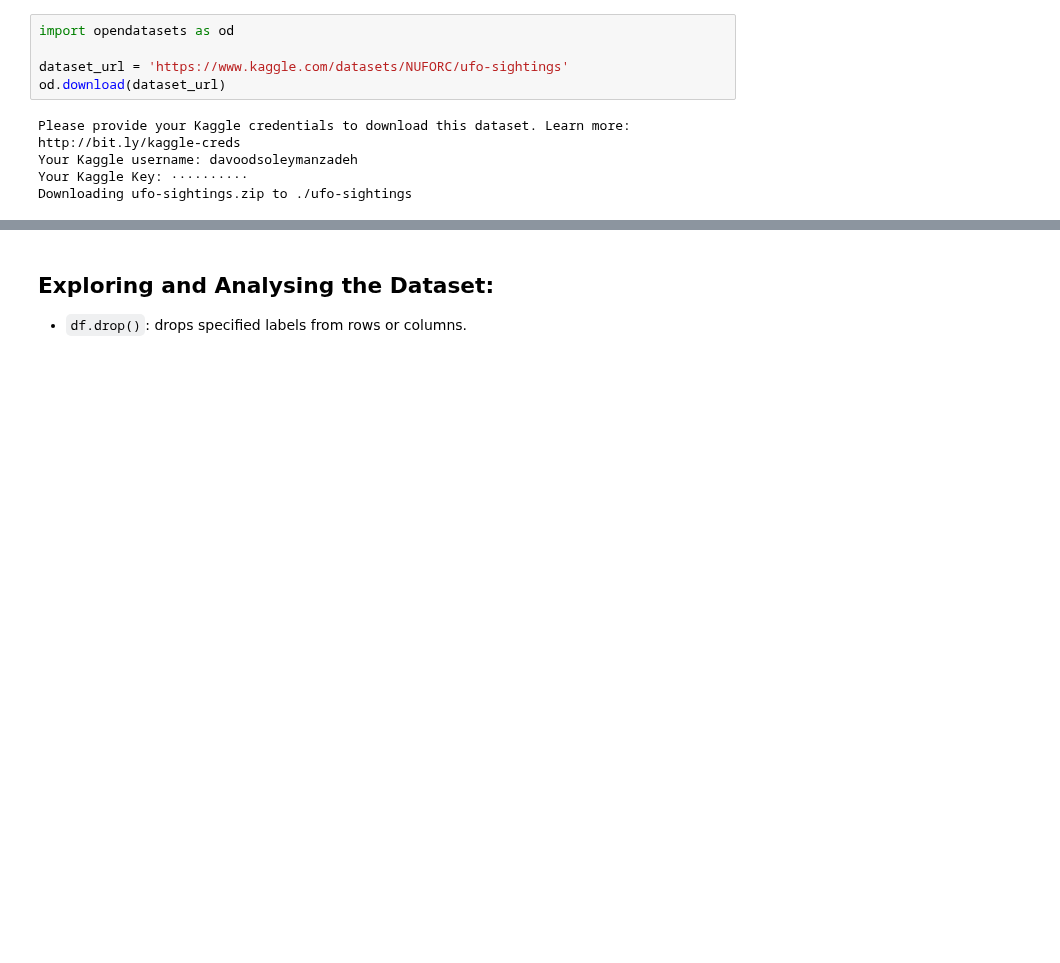
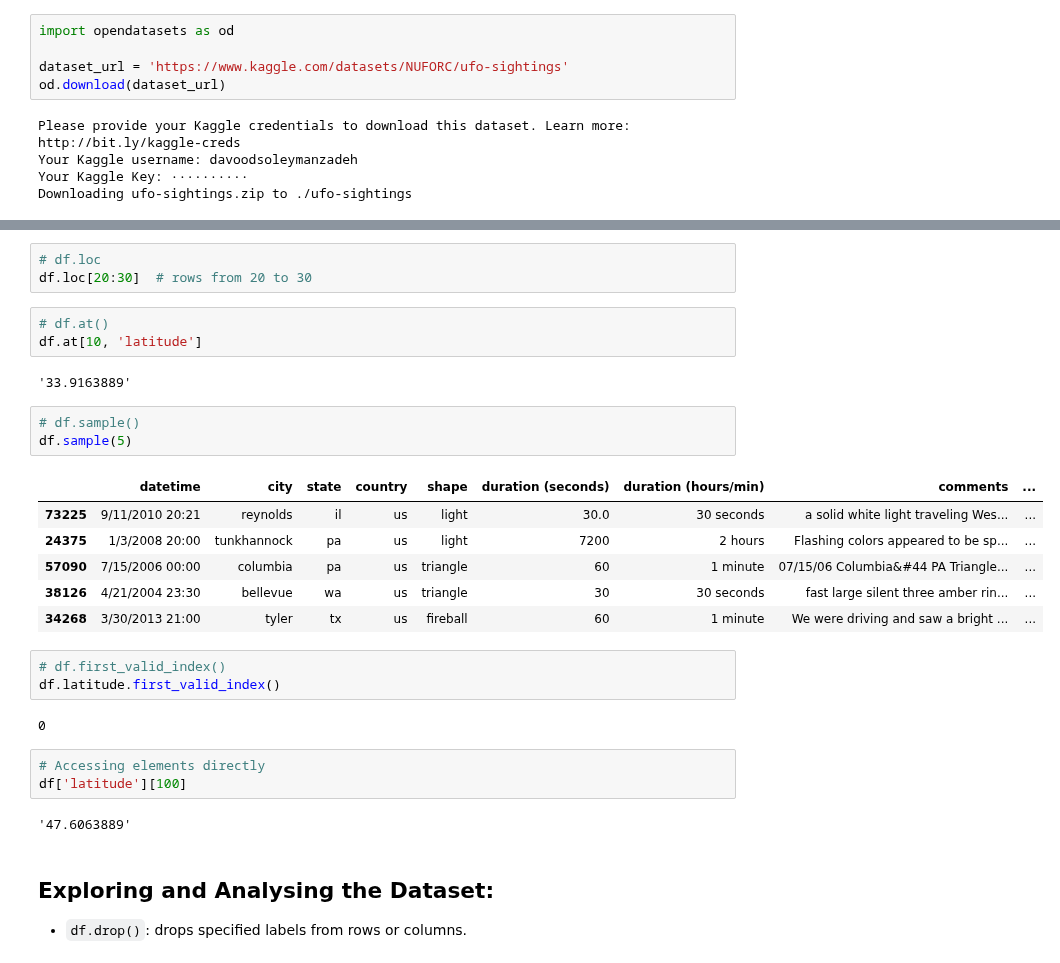
Before and after one commit to DavoodSZ1993/Python_Tutorial, a Jupyter notebook: pandas_tutorial.ipynb, the cells around one changed output, grey strips where cells are left out. Saved outputs shown, nothing was run; the diff lists cells and outputs as text; blank space fills up the shorter version.

```diff
--- a/pandas_tutorial.ipynb
+++ b/pandas_tutorial.ipynb
@@ -94,3 +115,31 @@ memory usage: 6.7+ MB
+# %%
+# df.loc
+df.loc[20:30]  # rows from 20 to 30
+# %%
+# df.at()
+df.at[10, 'latitude']
+# %% [output]
+'33.9163889'
+# %%
+# df.sample()
+df.sample(5)
+# %% [output]
+|  | datetime | city | state | country | shape | duration (seconds) | duration (hours/min) | comments | ... |
+| 73225 | 9/11/2010 20:21 | reynolds | il | us | light | 30.0 | 30 seconds | a solid white light traveling Wes... | ... |
+| 24375 | 1/3/2008 20:00 | tunkhannock | pa | us | light | 7200 | 2 hours | Flashing colors appeared to be sp... | ... |
+| 57090 | 7/15/2006 00:00 | columbia | pa | us | triangle | 60 | 1 minute | 07/15/06 Columbia&#44 PA Triangle... | ... |
+| 38126 | 4/21/2004 23:30 | bellevue | wa | us | triangle | 30 | 30 seconds | fast large silent three amber rin... | ... |
+| 34268 | 3/30/2013 21:00 | tyler | tx | us | fireball | 60 | 1 minute | We were driving and saw a bright ... | ... |
+# %%
+# df.first_valid_index()
+df.latitude.first_valid_index()
+# %% [output]
+0
+# %%
+# Accessing elements directly
+df['latitude'][100]
+# %% [output]
+'47.6063889'
 # %% [markdown]
 ## Exploring and Analysing the Dataset:
 
```
Also changed, not shown: parts of 15 cells of this notebook.
